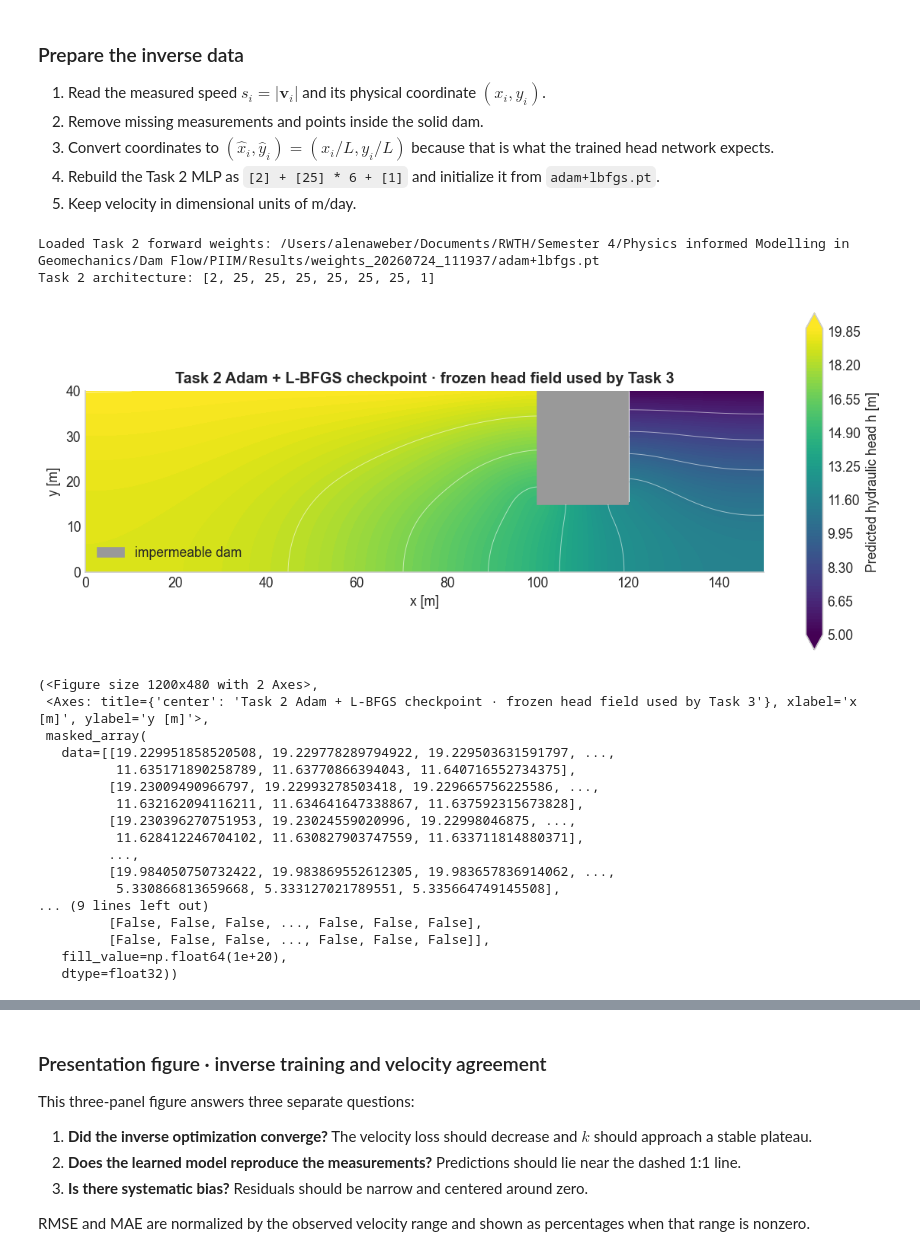
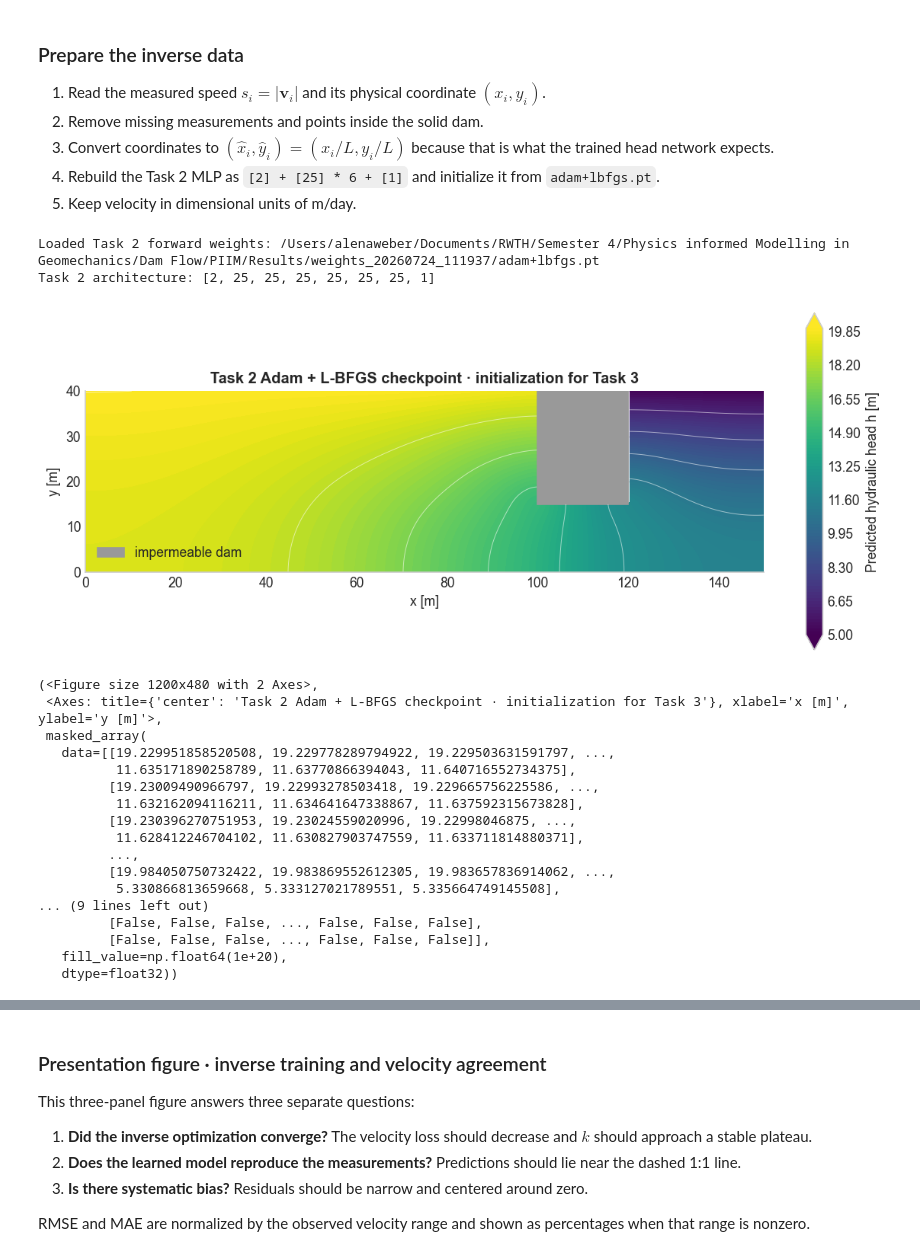
Before and after one commit to omarabdesslem/PINN-Darcy-Flow, a Jupyter notebook: Code/3. Backwards_PINN.ipynb, the cells around one changed output, grey strips where cells are left out. Saved outputs shown, nothing was run; the diff lists cells and outputs as text; code cells hidden in the pictures.

```diff
--- a/Code/3. Backwards_PINN.ipynb
+++ b/Code/3. Backwards_PINN.ipynb
@@ -614,52 +489,36 @@ head_model = MLP(task2_architecture, nn.Tanh).to(device)
 working_dir = Path.cwd().resolve()
 project_root = working_dir if (working_dir / "Results").is_dir() else working_dir.parent
 checkpoint_candidates = sorted(
     (project_root / "Results").glob("weights_*/adam+lbfgs.pt"),
     key=lambda path: path.parent.name,
 )
 if not checkpoint_candidates:
     raise FileNotFoundError(
         "No Results/weights_*/adam+lbfgs.pt checkpoint was found. "
         "Run and save the Task 2 Adam + L-BFGS forward model first."
     )
 task2_checkpoint = checkpoint_candidates[-1]
 checkpoint_state = torch.load(task2_checkpoint, map_location=device, weights_only=True)
 head_model.load_state_dict(checkpoint_state, strict=True)
 head_model.eval()
 print(f"Loaded Task 2 forward weights: {task2_checkpoint}")
 print(f"Task 2 architecture: {task2_architecture}")
 
 # The checkpoint initializes Task 3. Its head weights remain trainable in the joint inverse PINN.
 for parameter in head_model.parameters():
     parameter.requires_grad_(True)
 
-def head_gradient_from_model(model, xy_hat):
-    """Return dimensional grad(h) and |grad(h)| at measurement points."""
-    xy = torch.tensor(xy_hat, dtype=torch.float32, requires_grad=True, device=device)
-    H = model(xy)
-
-    # grad_H is with respect to dimensionless coordinates x_hat, y_hat.
-    grad_H = torch.autograd.grad(
-        H, xy, grad_outputs=torch.ones_like(H), create_graph=False
-    )[0]
-
-    # h=h2+(h1-h2)H and x_hat=x/L, hence grad(h)=(h1-h2)/L grad_hat(H).
-    h_gradient_scale = (h1 - h2) / L
-    grad_h = h_gradient_scale * grad_H
-    gradient_magnitude = torch.linalg.vector_norm(grad_h, dim=1, keepdim=True)
-    return grad_h, gradient_magnitude
-
 # Visualize the Task 2 initialization before joint inverse refinement.
 plot_head_prediction(
     head_model,
     "Task 2 Adam + L-BFGS checkpoint · initialization for Task 3",
 )
 # %% [output]
 Loaded Task 2 forward weights: /Users/alenaweber/Documents/RWTH/Semester 4/Physics informed Modelling in Geomechanics/Dam Flow/PIIM/Results/weights_20260724_111937/adam+lbfgs.pt
 Task 2 architecture: [2, 25, 25, 25, 25, 25, 25, 1]
-[figure, old version]
+[figure, new version]
 (<Figure size 1200x480 with 2 Axes>,
- <Axes: title={'center': 'Task 2 Adam + L-BFGS checkpoint · frozen head field used by Task 3'}, xlabel='x [m]', ylabel='y [m]'>,
+ <Axes: title={'center': 'Task 2 Adam + L-BFGS checkpoint · initialization for Task 3'}, xlabel='x [m]', ylabel='y [m]'>,
  masked_array(
    data=[[19.229951858520508, 19.229778289794922, 19.229503631591797, ...,
           11.635171890258789, 11.63770866394043, 11.640716552734375],
```
Also changed, not shown: parts of 10 cells of this notebook.
